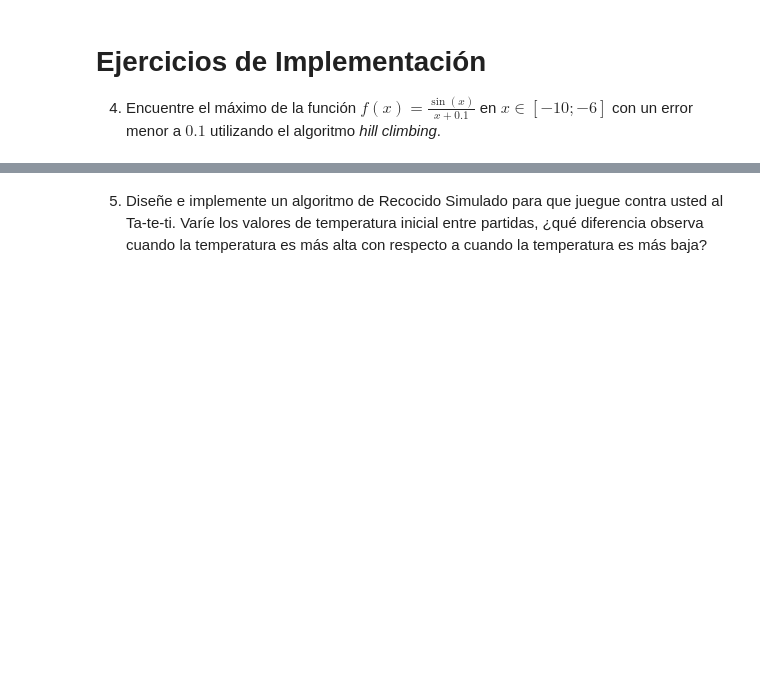
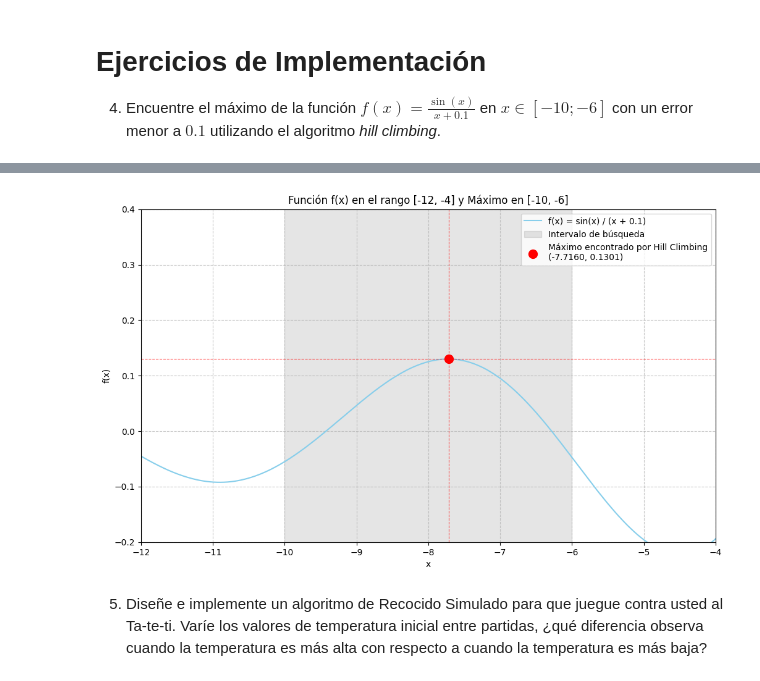
Before and after one commit to germanricco/IA1, a Jupyter notebook: TrabajoPractico3/TP3.ipynb, the cells around one changed output, grey strips where cells are left out. Drawn from its saved outputs; the diff is of its cells as text; code cells hidden in the pictures; blank space fills up the shorter version.

Commit message:
Ejercicio 4 resuelto - Hill climbing

```diff
--- a/TrabajoPractico3/TP3.ipynb
+++ b/TrabajoPractico3/TP3.ipynb
@@ -57,3 +57,93 @@ plt.show()
 # Ejercicios de Implementación
 
 4. Encuentre el máximo de la función $f(x) = \frac{\sin(x)}{x + 0.1}$ en $x \in [-10; -6]$ con un error menor a $0.1$ utilizando el algoritmo _hill climbing_.
+# %%
+import numpy as np
+import matplotlib.pyplot as plt
+
+def f(x):
+    """
+    Función a maximizar: f(x) = sin(x) / (x + 0.1)
+    """
+    if abs(x + 0.1) < 1e-9:
+        return np.nan
+    return np.sin(x) / (x + 0.1)
+
+def hill_climbing(intervalo, error_minimo, paso, reinicios=50):
+    """
+    Implementación del algoritmo de hill climbing para maximización.
+    """
+    maximo_global_x = None
+    maximo_global_f = -np.inf
+
+    for _ in range(reinicios):
+        x_actual = np.random.uniform(intervalo[0], intervalo[1])
+        f_actual = f(x_actual)
+
+        if np.isnan(f_actual):
+            continue
+
+        while True:
+            vecinos = [x_actual - paso, x_actual + paso]
+            vecinos_validos = [v for v in vecinos if intervalo[0] <= v <= intervalo[1]]
+
+            if not vecinos_validos:
+                break
+
+            x_siguiente = max(vecinos_validos, key=f)
+            f_siguiente = f(x_siguiente)
+
+            if np.isnan(f_siguiente):
+                break
+
+            if f_siguiente > f_actual and abs(f_siguiente - f_actual) > error_minimo:
+                x_actual = x_siguiente
+                f_actual = f_siguiente
+            else:
+                break
+
+        if f_actual > maximo_global_f and not np.isnan(f_actual):
+            maximo_global_f = f_actual
+            maximo_global_x = x_actual
+
+    return maximo_global_x, maximo_global_f
+
+# --- Configuración y Ejecución del Algoritmo ---
+intervalo_busqueda = [-10, -6]
+error_menor_a = 0.001
+paso_de_busqueda = 0.01
+reinicios_hc = 100
+
+x_max_hc, f_max_hc = hill_climbing(intervalo_busqueda, error_menor_a, paso_de_busqueda, reinicios=reinicios_hc)
+
+print(f"--- Resultado del Hill Climbing en el intervalo {intervalo_busqueda} ---")
+print(f"El máximo de la función f(x) es: {f_max_hc:.4f}")
+print(f"Se encuentra en el punto: x = {x_max_hc:.4f}")
+
+# --- Generación de la Gráfica ---
+# Nuevo rango de graficación
+rango_grafico = [-12, -4]
+x_vals = np.linspace(rango_grafico[0], rango_grafico[1], 500)
+y_vals = np.array([f(x) for x in x_vals])
+
+plt.figure(figsize=(12, 7))
+plt.plot(x_vals, y_vals, label='f(x) = sin(x) / (x + 0.1)', color='skyblue')
+
+# Destacar el intervalo de búsqueda
+plt.axvspan(intervalo_busqueda[0], intervalo_busqueda[1], color='gray', alpha=0.2, label='Intervalo de búsqueda')
+
+# Marcar el punto máximo encontrado
+if x_max_hc is not None:
+    plt.scatter(x_max_hc, f_max_hc, color='red', s=100, zorder=5, label=f'Máximo encontrado por Hill Climbing\n({x_max_hc:.4f}, {f_max_hc:.4f})')
+    plt.axvline(x=x_max_hc, color='red', linestyle='--', linewidth=0.8, alpha=0.7)
+    plt.axhline(y=f_max_hc, color='red', linestyle='--', linewidth=0.8, alpha=0.7)
+
+plt.title(f'Función f(x) en el rango {rango_grafico} y Máximo en {intervalo_busqueda}')
+plt.xlabel('x')
+plt.ylabel('f(x)')
+plt.grid(True, linestyle='--', alpha=0.7)
+plt.legend()
+plt.xlim(rango_grafico[0], rango_grafico[1])
+plt.ylim(ymin=-0.2, ymax=0.4) # Ajustar el rango del eje Y para mejor visualización
+plt.show()
+# %% [output]
@@ -60,3 +153,4 @@ plt.show()
+[figure, added]
 # %% [markdown]
 5. Diseñe e implemente un algoritmo de Recocido Simulado para que juegue contra usted al Ta-te-ti. Varíe los valores de temperatura inicial entre partidas, ¿qué diferencia observa cuando la temperatura es más alta con respecto a cuando la temperatura es más baja?
 # %%
```
Also changed, not shown: parts of 1 cell of this notebook.
